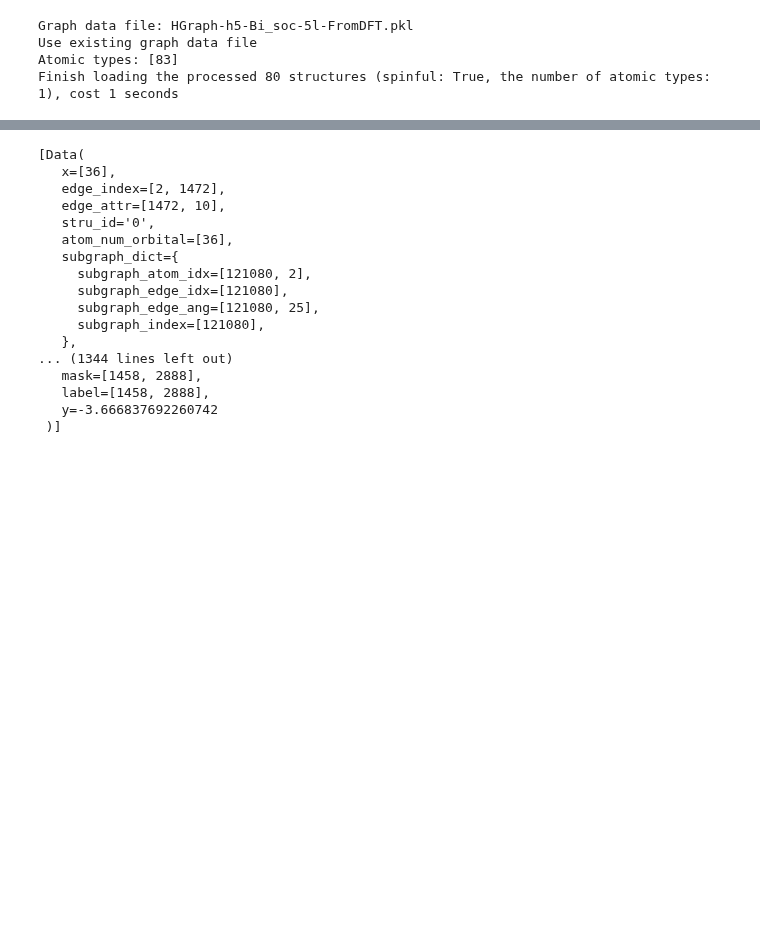
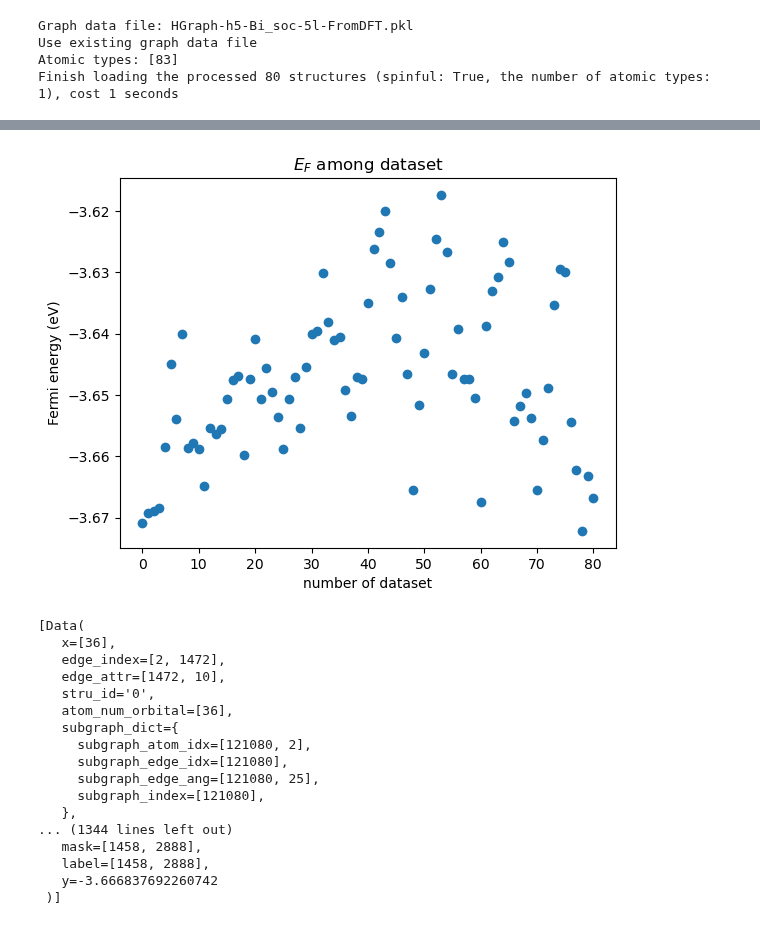
Before and after one commit to AngusHsuPhys/deeph_dev, a Jupyter notebook: Fermi_model.ipynb, the cells around one changed output, grey strips where cells are left out. Drawn from its saved outputs; the diff is of its cells as text; code cells hidden in the pictures; blank space fills up the shorter version.

Commit message:
adding plot for fermi_model.ipynb

```diff
--- a/Fermi_model.ipynb
+++ b/Fermi_model.ipynb
@@ -621,33 +638,41 @@ dataset = make_mask(dataset)
 # %%
 import os
 import json
 # Path to the parent directory containing the 80 directories
 parent_directory = '/home/t.hsu/example2/work_dir/dataset/processed'
 
 # Initialize a list to store the fermi_level values
 fermi_levels = []
 
 # Loop through each directory
 for i, directory in enumerate(os.listdir(parent_directory)):
     print(i)
     dir_path = os.path.join(parent_directory, directory)
 
     # Check if the current path is a directory
     if os.path.isdir(dir_path):
         # Path to the info.json file
         info_path = os.path.join(dir_path, 'info.json')
 
         # Check if the info.json file exists
         if os.path.isfile(info_path):
             with open(info_path, 'r') as f:
                 data = json.load(f)
                 # Extract the fermi_level and store it in the list
                 fermi_level = data.get('fermi_level')
                 # if fermi_level is not None:
                     # fermi_level_tensor= torch.tensor([fermi_level], dtype=torch.get_default_dtype())
                     # dataset[i].y = fermi_level_tensor.expand((dataset[i].label.shape[0]), -1)
-
+                fermi_levels.append(fermi_level)
                 dataset[i-1].y = torch.tensor(fermi_level, dtype=torch.get_default_dtype())
+# import matplotlib.pyplot as plt
+# plt.title('$E_F$ among dataset')
+# plt.scatter(np.arange(0,len(fermi_levels),1),fermi_levels)
+# plt.xlabel('number of dataset')
+# plt.ylabel('Fermi energy (eV)')
+# plt.show()
+# %% [output]
+[figure, added]
 # %%
 fermi_level_check = []
 for i, data in enumerate(dataset):
```
Also changed, not shown: parts of 2 cells of this notebook.
